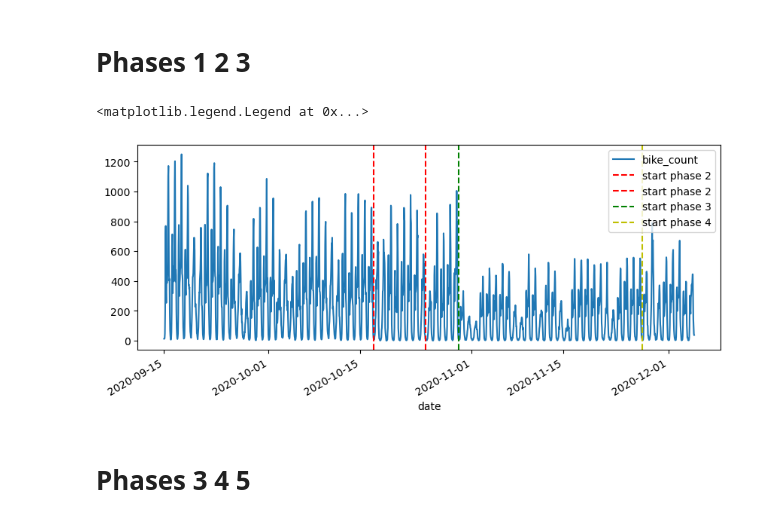
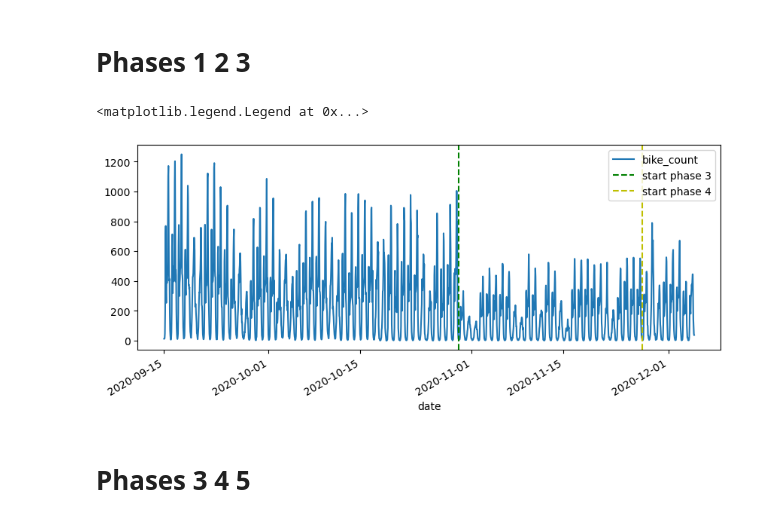
Before and after one commit to cedotorpedo/bike-prediction-project, a Jupyter notebook: EDA + tests.ipynb, the cells around one changed output. Drawn from its saved outputs; the diff is of its cells as text; code cells hidden in the pictures.

```diff
--- a/EDA + tests.ipynb
+++ b/EDA + tests.ipynb
@@ -92,7 +92,7 @@ counters_train
 # %%
 ext_conf12 = pd.read_csv('ext_data/ext_conf12.csv')
 ext_conf12.drop('Unnamed: 0', axis=1,inplace=True)
-ext_conf12["date"] = pd.to_datetime(ext_conf12["date"], format = "%Y-%m-%d %H:%M:%S")
+ext_conf12["date"] = pd.to_datetime(ext_conf12["date"], format = "%m/%d/%Y %H:%M")
 ext_conf12
 # %% [output]
 |  | date | conf | ww_mix | pmer | ff | t | u | vv | ww | nbas | pres | ... |
@@ -290,24 +290,24 @@ ctrain[mask].groupby(pd.Grouper(freq="1w", key="date"))[["bike_count"]].sum().pl
 # %%
 fig, ax = plt.subplots(figsize=(10, 4))
 
 mask = (
     (ctrain["counter_name"] == "Totem 73 boulevard de Sébastopol S-N")
     & (ctrain["date"] > pd.to_datetime("2020/09/15"))
     & (ctrain["date"] < pd.to_datetime("2020/12/05"))
 )
 
 
 
 ctrain[mask].plot(x="date", y="bike_count", ax=ax)
-plt.axvline(x="2020/10/17", label="start phase 2", color="r", linestyle="dashed") #1
-plt.axvline(x="2020/10/25", label="start phase 2", color="r", linestyle="dashed") #1
+#plt.axvline(x="2020/10/17", label="start phase 2", color="r", linestyle="dashed") #1
+#plt.axvline(x="2020/10/25", label="start phase 2", color="r", linestyle="dashed") #1
 plt.axvline(x="2020/10/30", label="start phase 3", color="g", linestyle="dashed") #4
 plt.axvline(x="2020/11/27", label="start phase 4", color="y", linestyle="dashed") #3
 
 plt.legend()
 # %% [output]
 <matplotlib.legend.Legend at 0x...>
-[figure, old version]
+[figure, new version]
 # %% [markdown]
 # Phases 3 4 5
 # %%
```
Also changed, not shown: parts of 22 cells of this notebook, 5 other files.
